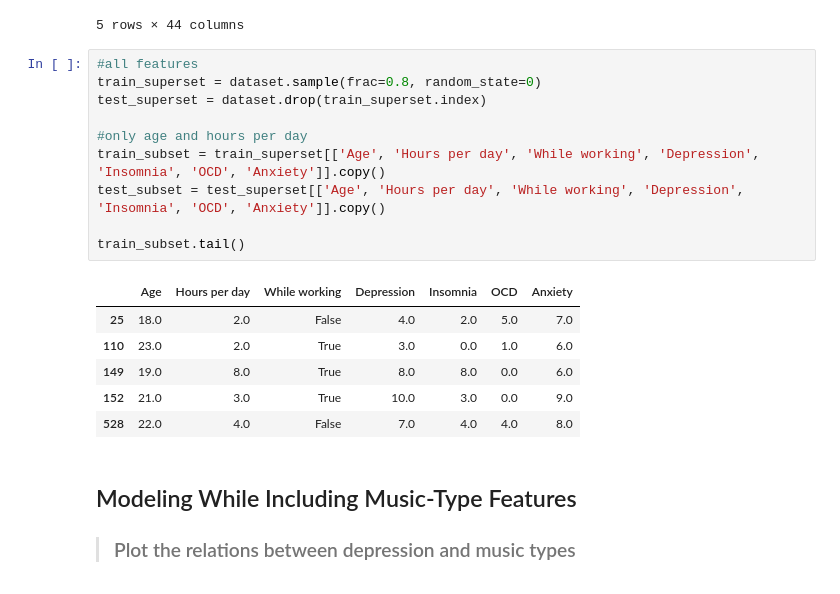
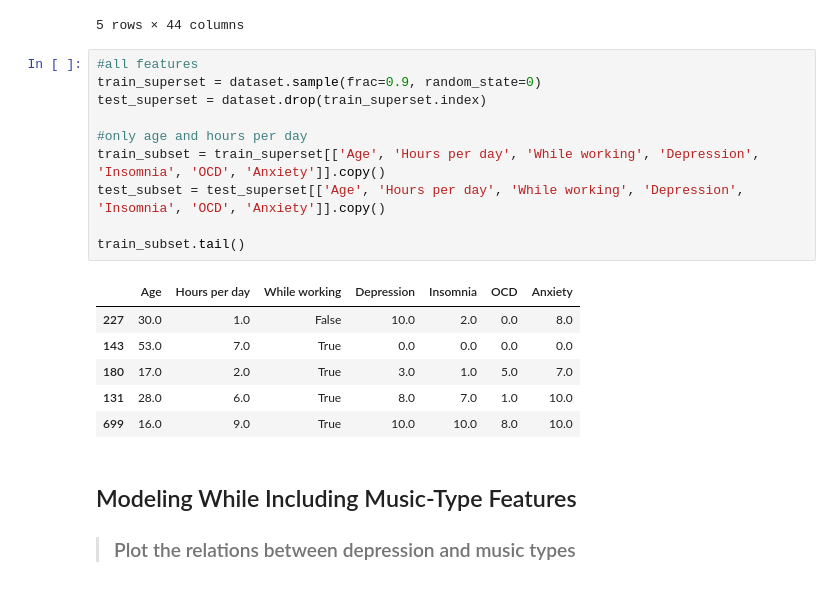
Before and after one commit to ObliqueHacks/musicTaste, a Jupyter notebook: music/music.ipynb, the cells around one changed output. Saved outputs shown, nothing was run; the diff lists cells and outputs as text.

```diff
--- a/music/music.ipynb
+++ b/music/music.ipynb
@@ -52,21 +53,21 @@ dataset.tail()
 5 rows × 44 columns
 # %%
 #all features
-train_superset = dataset.sample(frac=0.8, random_state=0)
+train_superset = dataset.sample(frac=0.9, random_state=0)
 test_superset = dataset.drop(train_superset.index)
 
 #only age and hours per day
 train_subset = train_superset[['Age', 'Hours per day', 'While working', 'Depression', 'Insomnia', 'OCD', 'Anxiety']].copy()
 test_subset = test_superset[['Age', 'Hours per day', 'While working', 'Depression', 'Insomnia', 'OCD', 'Anxiety']].copy()
 
 train_subset.tail()
 # %% [output]
 |  | Age | Hours per day | While working | Depression | Insomnia | OCD | Anxiety |
-| 25 | 18.0 | 2.0 | False | 4.0 | 2.0 | 5.0 | 7.0 |
-| 110 | 23.0 | 2.0 | True | 3.0 | 0.0 | 1.0 | 6.0 |
-| 149 | 19.0 | 8.0 | True | 8.0 | 8.0 | 0.0 | 6.0 |
-| 152 | 21.0 | 3.0 | True | 10.0 | 3.0 | 0.0 | 9.0 |
-| 528 | 22.0 | 4.0 | False | 7.0 | 4.0 | 4.0 | 8.0 |
+| 227 | 30.0 | 1.0 | False | 10.0 | 2.0 | 0.0 | 8.0 |
+| 143 | 53.0 | 7.0 | True | 0.0 | 0.0 | 0.0 | 0.0 |
+| 180 | 17.0 | 2.0 | True | 3.0 | 1.0 | 5.0 | 7.0 |
+| 131 | 28.0 | 6.0 | True | 8.0 | 7.0 | 1.0 | 10.0 |
+| 699 | 16.0 | 9.0 | True | 10.0 | 10.0 | 8.0 | 10.0 |
 # %% [markdown]
 ## Modeling While Including Music-Type Features
 > ### Plot the relations between depression and music types
```
Also changed, not shown: parts of 5 cells of this notebook.
